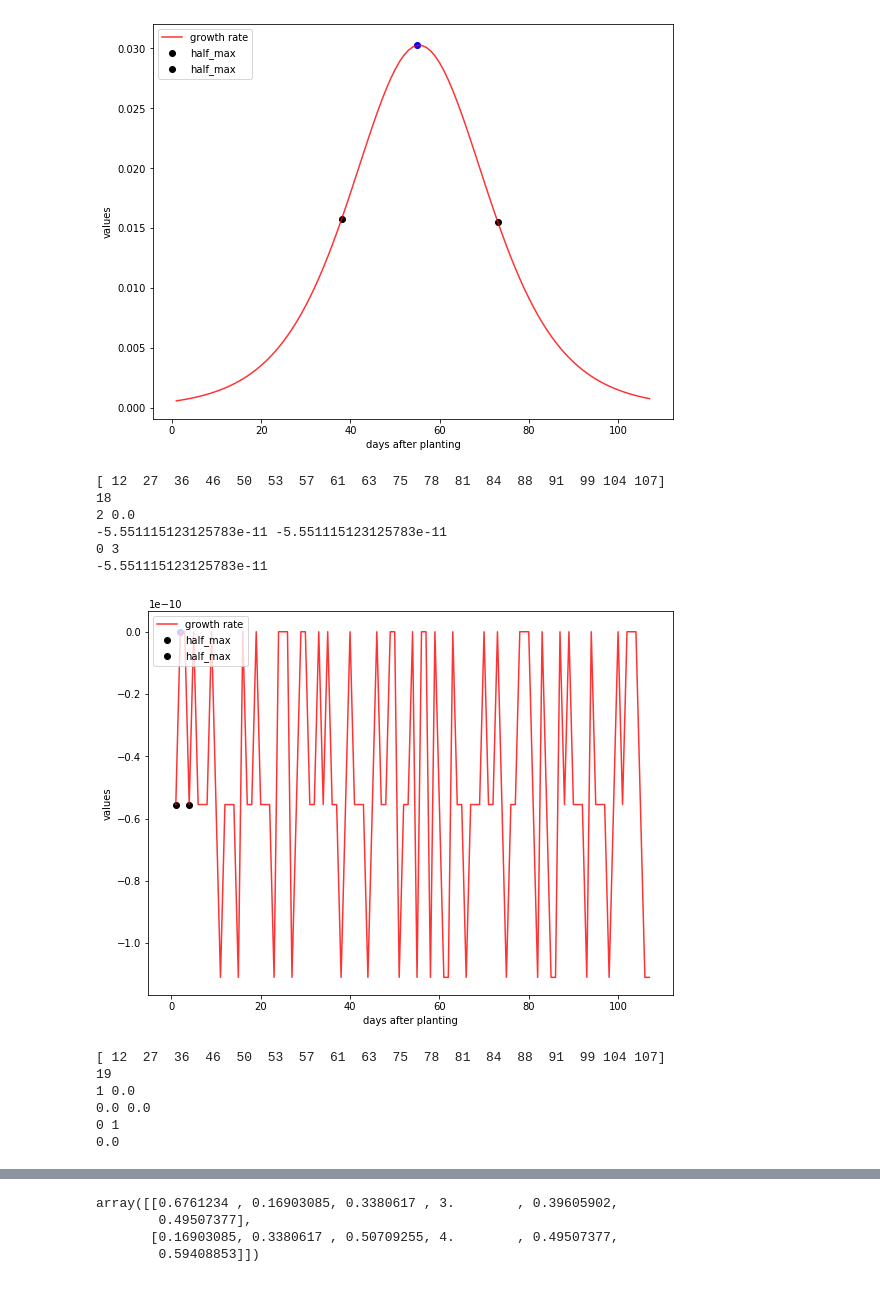
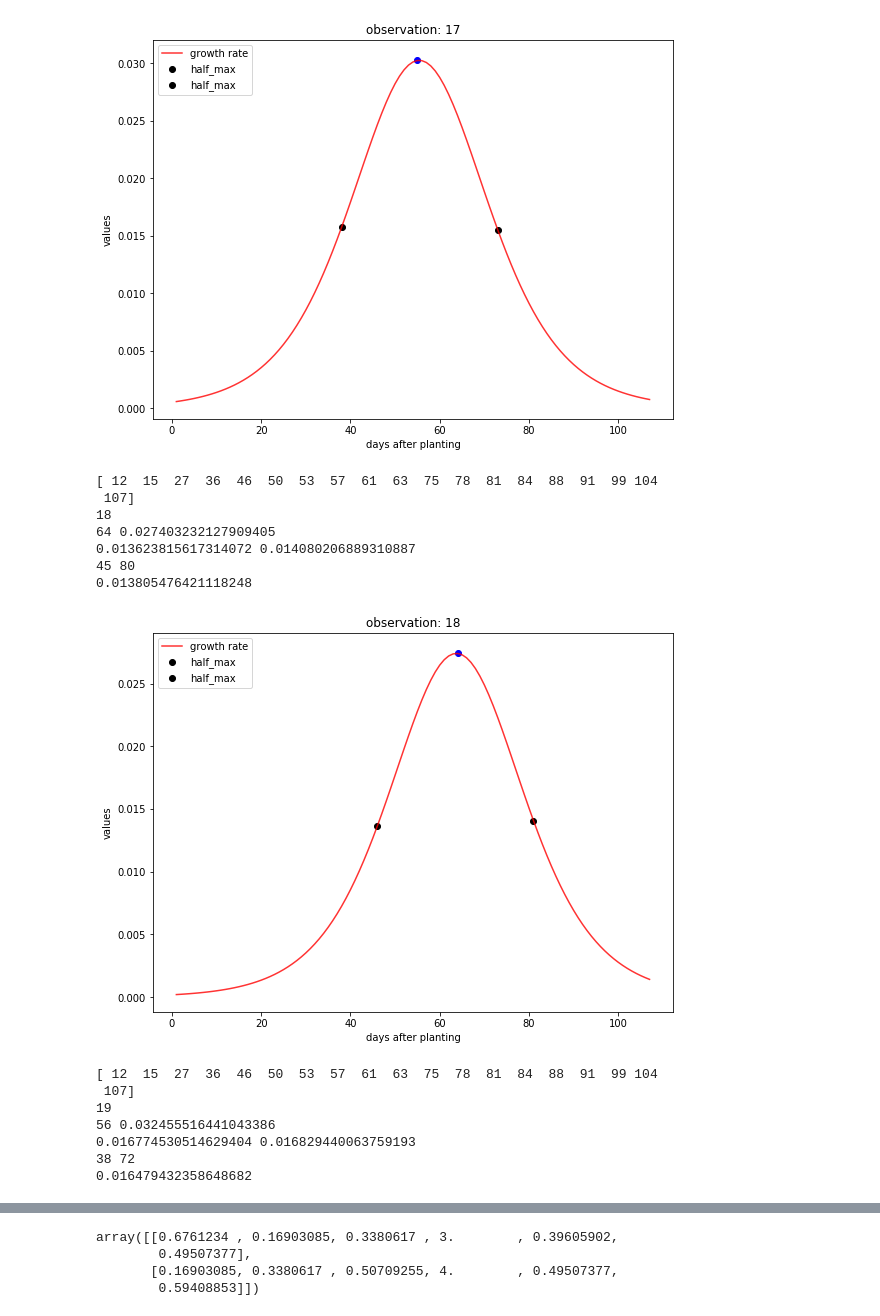
Before and after one commit to pvhau169/Cotton_Predict_Yield, a Jupyter notebook: processSigmoid.ipynb, the cells around one changed output, grey strips where cells are left out. Drawn from its saved outputs; the diff is of its cells as text; code cells hidden in the pictures.

```diff
--- a/processSigmoid.ipynb
+++ b/processSigmoid.ipynb
@@ -67,0 +81,7 @@ def show_sigmoid(observation):
+# %%
+parameters = {}
+
+
+parameters['remove_zero'] = False
+for observation in range(10):
+    show_sigmoid(observation +15)
@@ -68,4 +151,5 @@ def show_sigmoid(observation):
 # %%
 for observation in range(10):
-    show_sigmoid(observation +15)
+    sh
+    ow_sigmoid(observation +15)
 # %% [output]
@@ -120,6 +175,7 @@ def show_growth_rate(observation):
     ax.plot(x, growth_rate, color = 'red', label = 'growth rate', alpha = 0.8)
     ax.set_xlabel('days after planting')
     ax.set_ylabel('values')
+    ax.set_title('observation: ' + str(observation))
 
     ax.legend(loc = 'upper left' )
 
@@ -153,14 +189,16 @@ def findNearest(array, value):
     idx = (np.abs(array - value)).argmin()
     return idx
 # %%
-def show_smooth_growth_rate(observation):
+def show_smooth_growth_rate(observation, parameters):
     data = parameter_data.copy()
     date_keys = data.columns
     x = np.array([countDaysAfterPlanting(plant_date, date_key) for date_key in date_keys])
     mask = x <=limit_day
 
     y = data.loc[observation].values
-    mask = mask & (y>0)
+    remove_zero = parameters['remove_zero']
+    if remove_zero:
+        mask = mask & (y>0)
     x = x[mask]
     print(x)
     y = y[mask]
@@ -196,12 +234,17 @@ def show_smooth_growth_rate(observation):
     ax.scatter(second_max_half_x+1, growth_rate[second_max_half_x], color = 'black', label = 'half_max')
     ax.set_xlabel('days after planting')
     ax.set_ylabel('values')
+    ax.set_title('observation: '+str(observation))
 
     ax.legend(loc = 'upper left' )
     plt.show()
 # %%
+parameters = {}
+
+parameters['remove_zero'] = False
+
 for observation in range(10):
-    show_smooth_growth_rate(observation +15)
+    show_smooth_growth_rate(observation +15, parameters)
 # %% [output]
 [ 12  15  27  36  46  50  53  57  61  63  75  78  81  84  88  91  99 104
  107]
@@ -222,21 +265,23 @@ for observation in range(10):
 [ 12  15  27  36  46  50  53  57  61  63  75  78  81  84  88  91  99 104
  107]
 17
 55 0.03024702355247655
 0.015725117472054073 0.015512816142759789
 37 72
 0.015411393143203653
-[figure, old version]
+[figure, new version]
-[ 12  27  36  46  50  53  57  61  63  75  78  81  84  88  91  99 104 107]
+[ 12  15  27  36  46  50  53  57  61  63  75  78  81  84  88  91  99 104
+ 107]
 18
-2 0.0
--5.551115123125783e-11 -5.551115123125783e-11
-0 3
--5.551115123125783e-11
+64 0.027403232127909405
+0.013623815617314072 0.014080206889310887
+45 80
+0.013805476421118248
-[figure, old version]
+[figure, new version]
-[ 12  27  36  46  50  53  57  61  63  75  78  81  84  88  91  99 104 107]
+[ 12  15  27  36  46  50  53  57  61  63  75  78  81  84  88  91  99 104
+ 107]
 19
-1 0.0
-0.0 0.0
-0 1
-0.0
+56 0.032455516441043386
+0.016774530514629404 0.016829440063759193
+38 72
+0.016479432358648682
```
Also changed, not shown: parts of 9 cells of this notebook, 13 other files.
